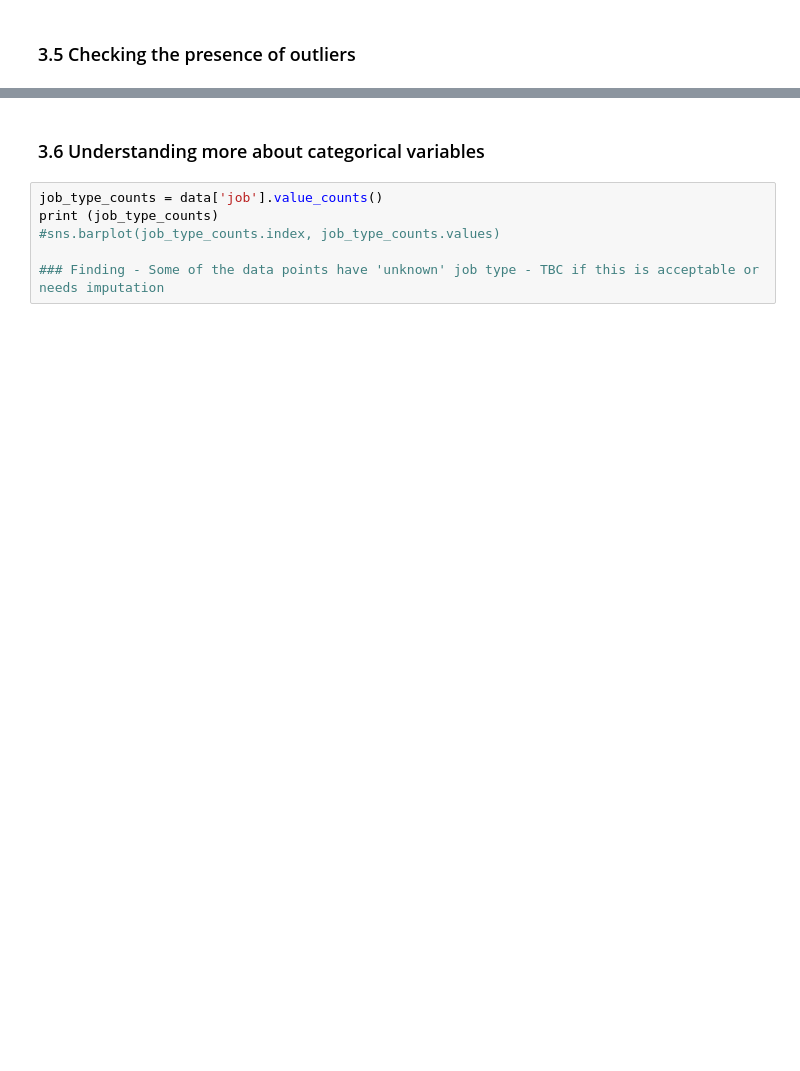
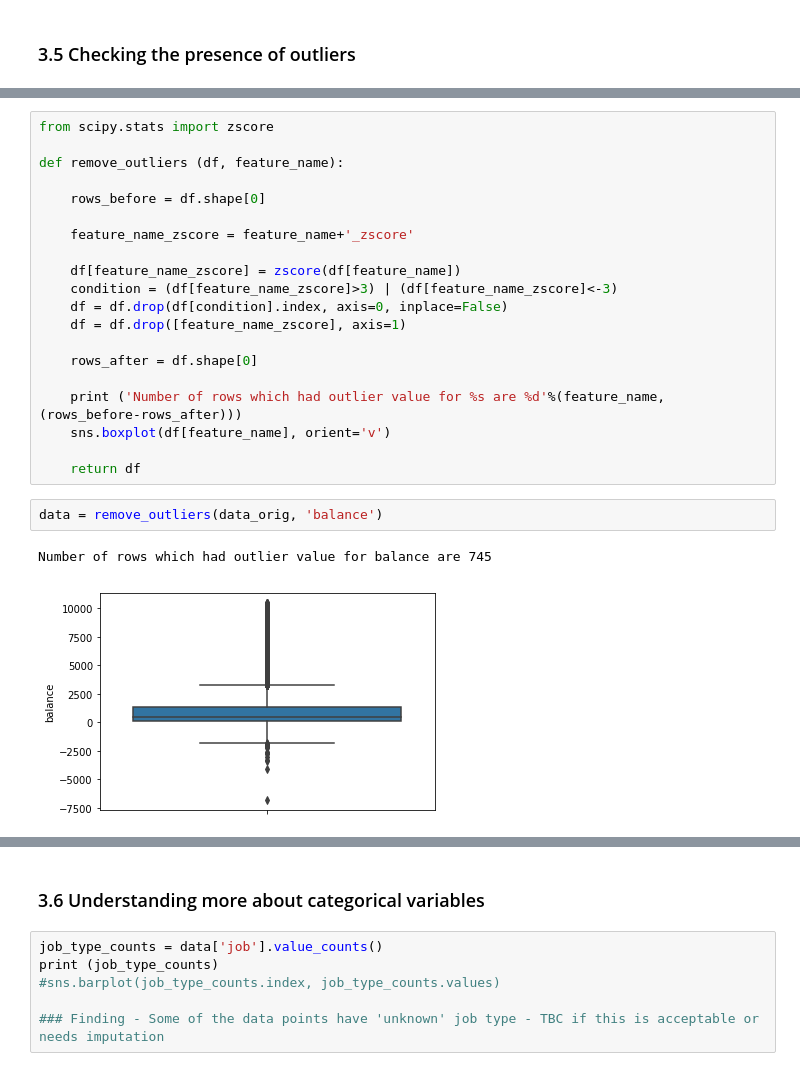
Before and after one commit to rsjain1978/ensemble-ml-systems, a Jupyter notebook: direct-marketing-compaign-bank/compaign.ipynb, the cells around one changed output, grey strips where cells are left out. Saved outputs shown, nothing was run; the diff lists cells and outputs as text; blank space fills up the shorter version.

```diff
--- a/direct-marketing-compaign-bank/compaign.ipynb
+++ b/direct-marketing-compaign-bank/compaign.ipynb
@@ -128,0 +111,25 @@ dtype: int64
+# %%
+from scipy.stats import zscore
+
+def remove_outliers (df, feature_name):
+
+    rows_before = df.shape[0]
+
+    feature_name_zscore = feature_name+'_zscore'
+
+    df[feature_name_zscore] = zscore(df[feature_name])
+    condition = (df[feature_name_zscore]>3) | (df[feature_name_zscore]<-3)
+    df = df.drop(df[condition].index, axis=0, inplace=False)
+    df = df.drop([feature_name_zscore], axis=1)
+
+    rows_after = df.shape[0]
+
+    print ('Number of rows which had outlier value for %s are %d'%(feature_name, (rows_before-rows_after)))
+    sns.boxplot(df[feature_name], orient='v')
+
+    return df
+# %%
+data = remove_outliers(data_orig, 'balance')
+# %% [output]
+Number of rows which had outlier value for balance are 745
+[figure, added]
```
Also changed, not shown: parts of 47 cells of this notebook.
